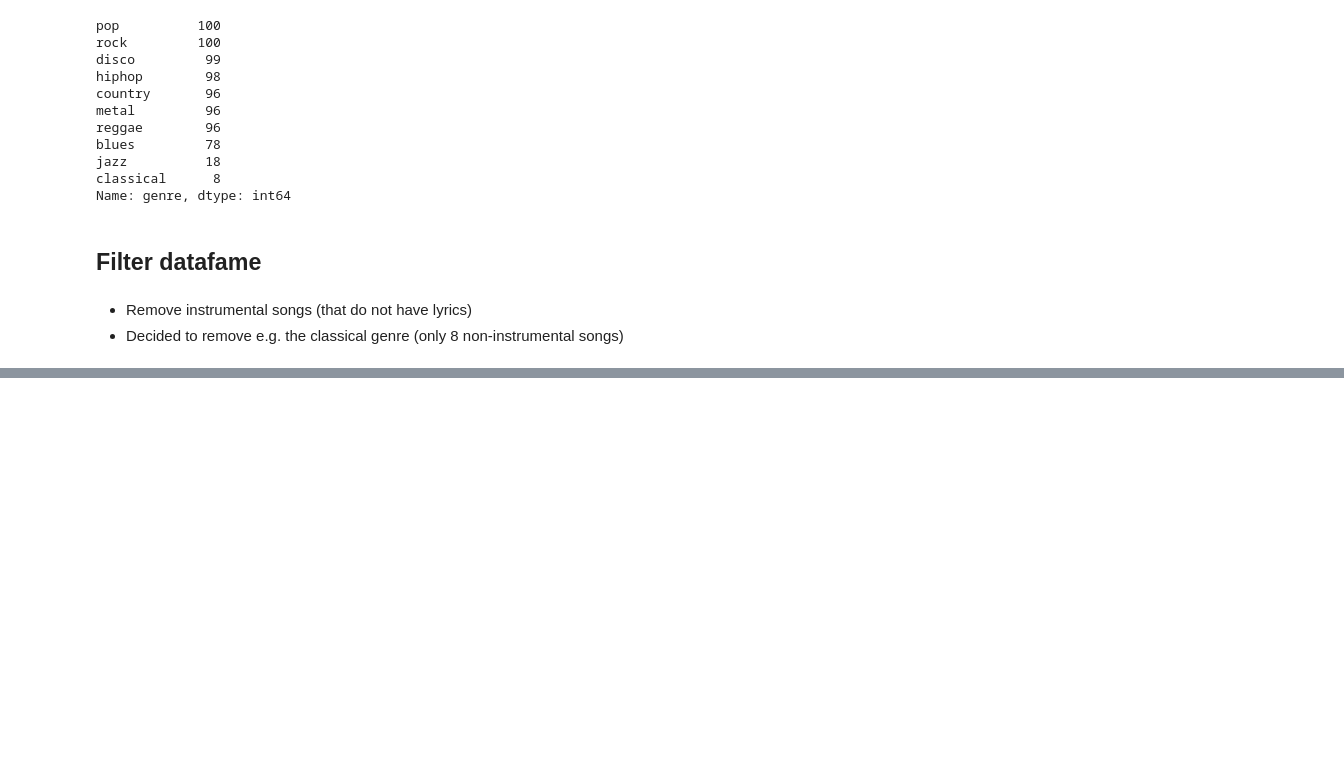
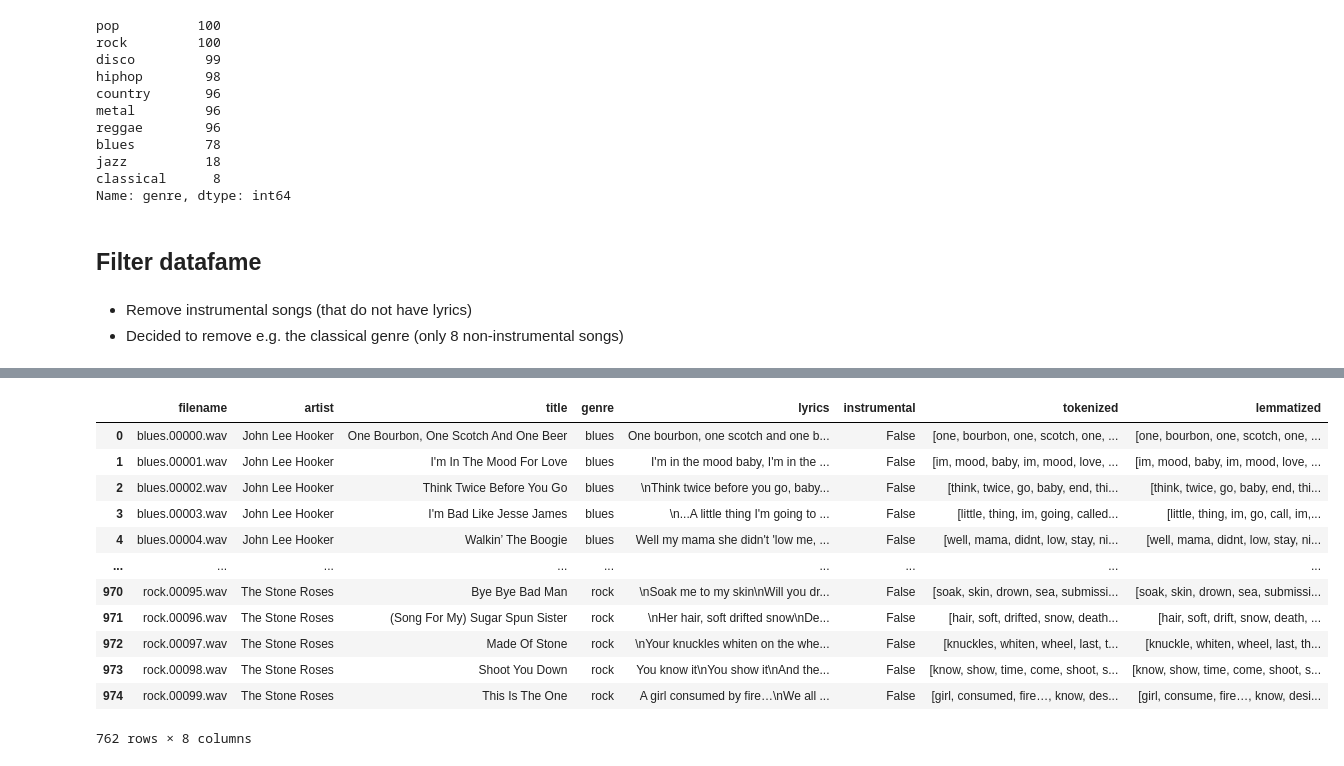
Before and after one commit to lisa-sophia/song-genre-classification, a Jupyter notebook: code/preprocess_data.ipynb, the cells around one changed output, grey strips where cells are left out. Saved outputs shown, nothing was run; the diff lists cells and outputs as text; code cells hidden in the pictures; blank space fills up the shorter version.

```diff
--- a/code/preprocess_data.ipynb
+++ b/code/preprocess_data.ipynb
@@ -115,0 +167,29 @@ plt.show()
+# %%
+# tag map for POS tag (needed for lemmatization)
+tag_map = defaultdict(lambda : wordnet.NOUN)
+tag_map['J'] = wordnet.ADJ
+tag_map['V'] = wordnet.VERB
+tag_map['R'] = wordnet.ADV
+
+def preprocess(text, lemmatize=False):
+
+    # transform to lower-case and remove punctuation
+    text_p = "".join([char for char in text.lower() if char not in string.punctuation])
+
+    # split tokens
+    words = word_tokenize(text_p)
+
+    # remove common english stopwords
+    stop_words = stopwords.words('english')
+    filtered_words = [word for word in words if word not in stop_words]
+
+    if lemmatize:
+        # lemmatization (convert each token to its base form)
+        lemmatizer = WordNetLemmatizer()
+        lemmatized = []
+        for token, tag in pos_tag(filtered_words):
+            lemma = lemmatizer.lemmatize(token, tag_map[tag[0]])
+            lemmatized.append(lemma)
+        return lemmatized
+
+    return filtered_words
@@ -115,0 +202,6 @@ plt.show()
+# %%
+tokenized = []
+lemmatized = []
+for post in df['lyrics']:
+    tokenized.append(preprocess(post))
+    lemmatized.append(preprocess(post, lemmatize=True))
@@ -115,0 +229,18 @@ plt.show()
+# %%
+df['tokenized'] = tokenized
+df['lemmatized'] = lemmatized
+df
+# %% [output]
+|  | filename | artist | title | genre | lyrics | instrumental | tokenized | lemmatized |
+| 0 | blues.00000.wav | John Lee Hooker | One Bourbon, One Scotch And One Beer | blues | One bourbon, one scotch and one b... | False | [one, bourbon, one, scotch, one, ... | [one, bourbon, one, scotch, one, ... |
+| 1 | blues.00001.wav | John Lee Hooker | I'm In The Mood For Love | blues | I'm in the mood baby, I'm in the ... | False | [im, mood, baby, im, mood, love, ... | [im, mood, baby, im, mood, love, ... |
+| 2 | blues.00002.wav | John Lee Hooker | Think Twice Before You Go | blues | \nThink twice before you go, baby... | False | [think, twice, go, baby, end, thi... | [think, twice, go, baby, end, thi... |
+| 3 | blues.00003.wav | John Lee Hooker | I'm Bad Like Jesse James | blues | \n...A little thing I'm going to ... | False | [little, thing, im, going, called... | [little, thing, im, go, call, im,... |
+| 4 | blues.00004.wav | John Lee Hooker | Walkin’ The Boogie | blues | Well my mama she didn't 'low me, ... | False | [well, mama, didnt, low, stay, ni... | [well, mama, didnt, low, stay, ni... |
+| ... | ... | ... | ... | ... | ... | ... | ... | ... |
+| 970 | rock.00095.wav | The Stone Roses | Bye Bye Bad Man | rock | \nSoak me to my skin\nWill you dr... | False | [soak, skin, drown, sea, submissi... | [soak, skin, drown, sea, submissi... |
+| 971 | rock.00096.wav | The Stone Roses | (Song For My) Sugar Spun Sister | rock | \nHer hair, soft drifted snow\nDe... | False | [hair, soft, drifted, snow, death... | [hair, soft, drift, snow, death, ... |
+| 972 | rock.00097.wav | The Stone Roses | Made Of Stone | rock | \nYour knuckles whiten on the whe... | False | [knuckles, whiten, wheel, last, t... | [knuckle, whiten, wheel, last, th... |
+| 973 | rock.00098.wav | The Stone Roses | Shoot You Down | rock | You know it\nYou show it\nAnd the... | False | [know, show, time, come, shoot, s... | [know, show, time, come, shoot, s... |
+| 974 | rock.00099.wav | The Stone Roses | This Is The One | rock | A girl consumed by fire…\nWe all ... | False | [girl, consumed, fire…, know, des... | [girl, consume, fire…, know, desi... |
+762 rows × 8 columns
```
Also changed, not shown: parts of 23 cells of this notebook, 5 other files.
